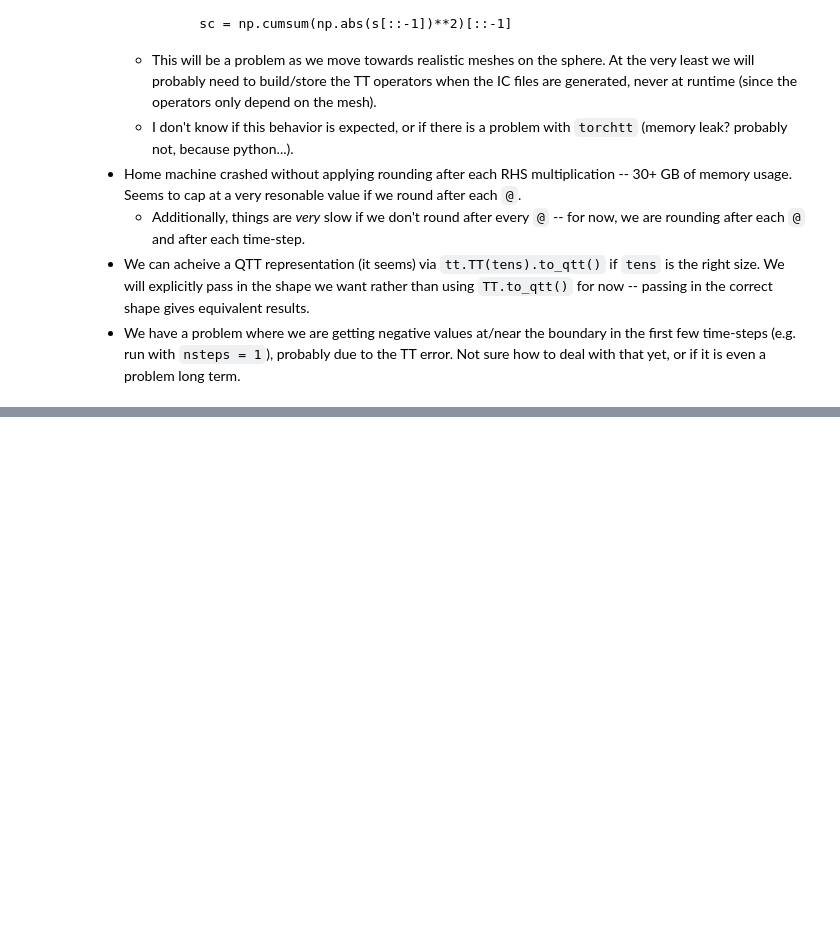
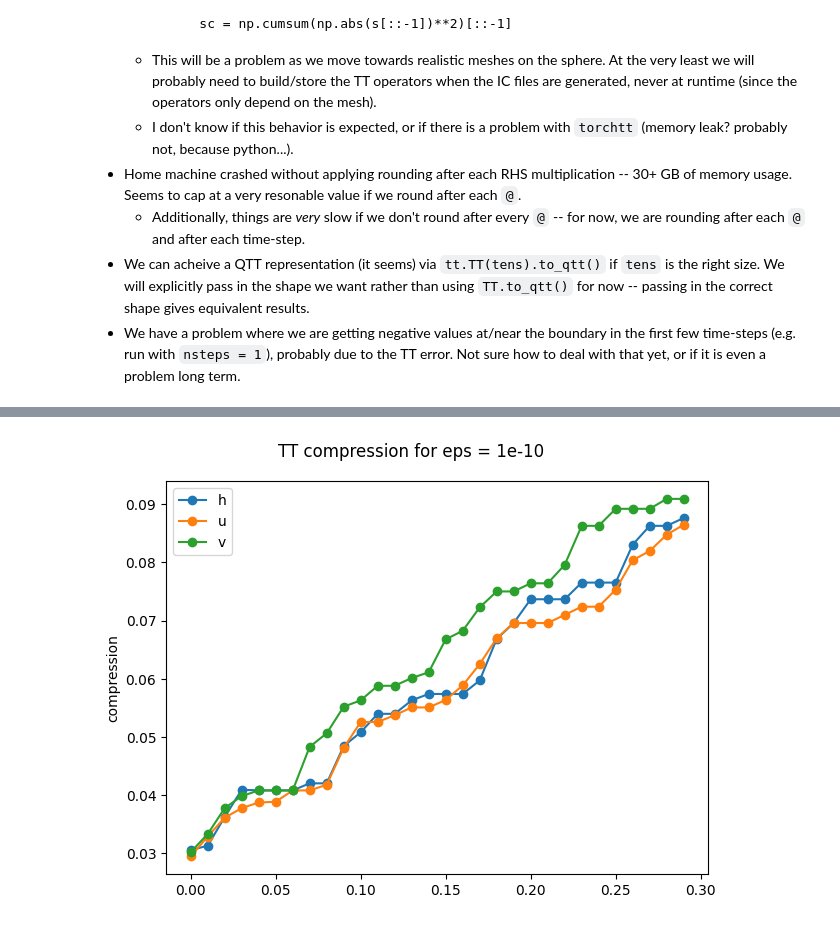
Before and after one commit to jeremy-lilly/simple-swe, a Jupyter notebook: wave_qtt.ipynb, the cells around one changed output, grey strips where cells are left out. Drawn from its saved outputs; the diff is of its cells as text; code cells hidden in the pictures; blank space fills up the shorter version.

```diff
--- a/wave_qtt.ipynb
+++ b/wave_qtt.ipynb
@@ -310,0 +328,18 @@ plt.show()
+# %%
+time = dt * np.arange(nsteps)
+#ones = np.ones(nsteps)
+
+fig, ax = plt.subplots(1, 1, tight_layout=True)
+
+ax.plot(time, comp[0], 'o-', label='h')
+ax.plot(time, comp[1], 'o-', label='u')
+ax.plot(time, comp[2], 'o-', label='v')
+#ax.plot(time, ones, ':k')
+ax.set(ylabel='compression')
+ax.legend()
+
+fig.suptitle(f'TT compression for eps = {eps}')
+plt.savefig(f'simple-swe_compression_{eps}.png')
+plt.show()
+# %% [output]
+[figure, added]
```
Also changed, not shown: parts of 7 cells of this notebook, 1 other file.
